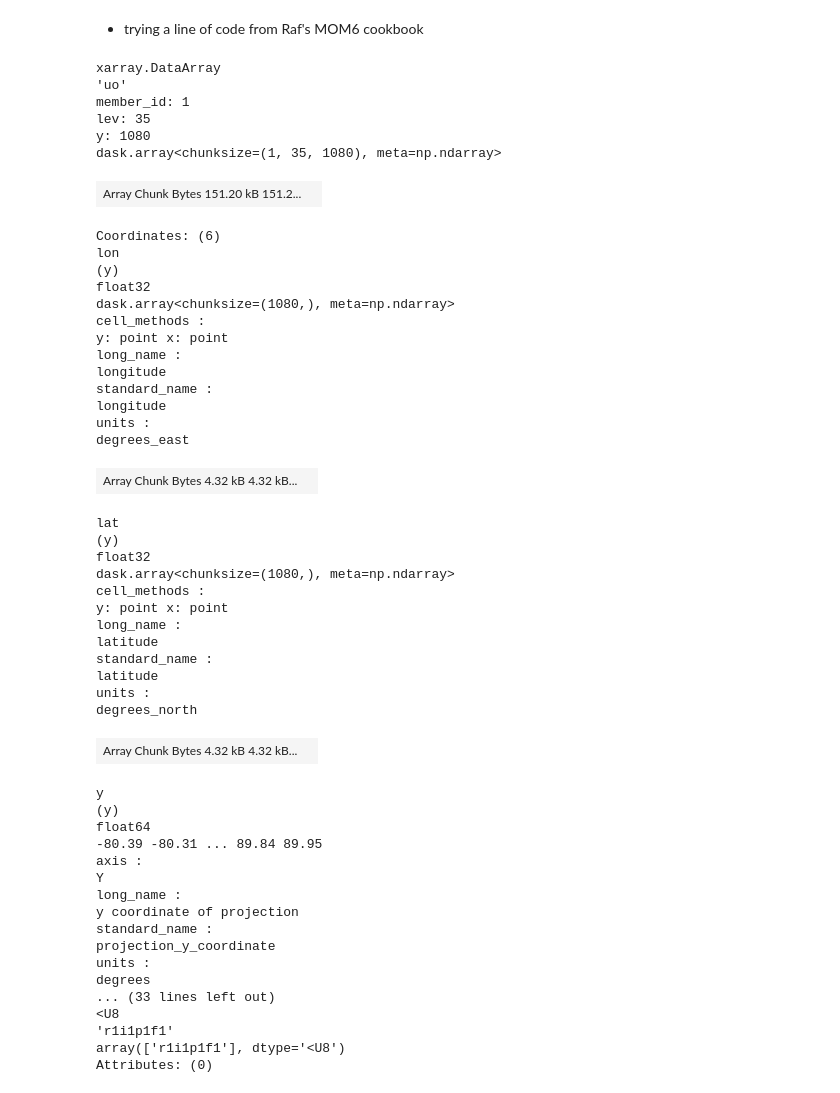
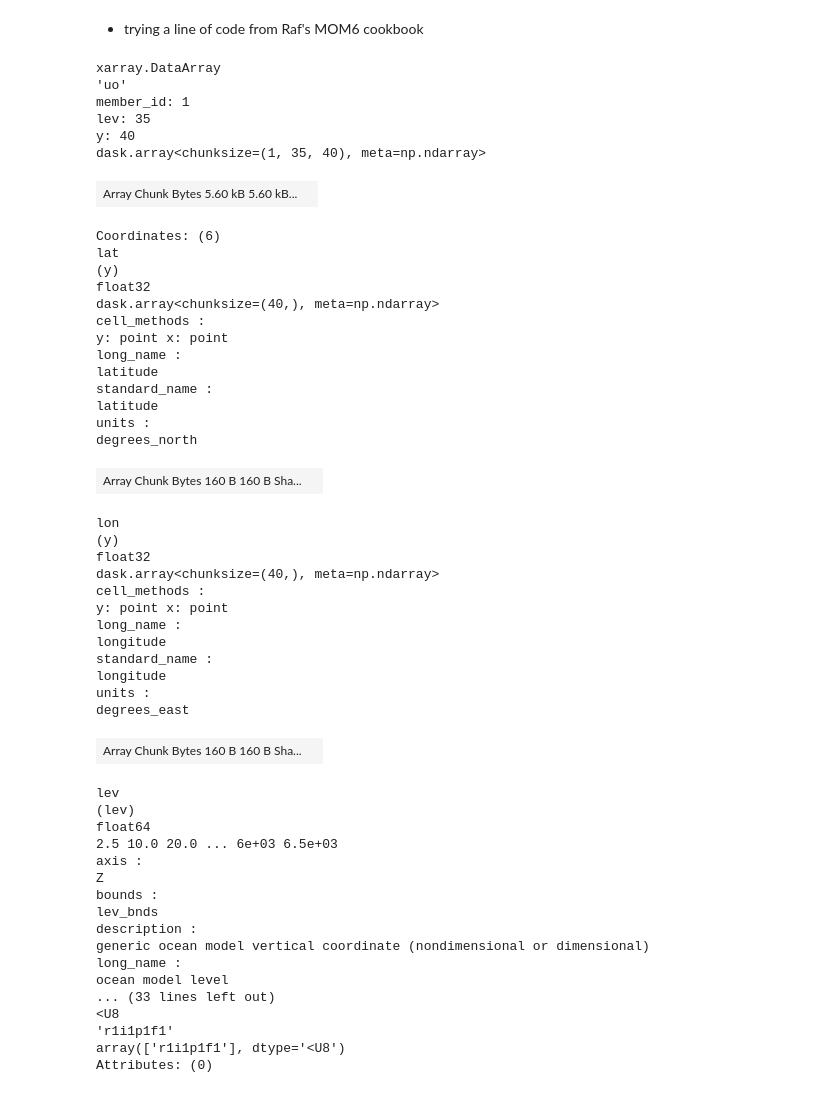
Before and after one commit to disandroa/Example-Notebooks, a Jupyter notebook: Initial Calculations/first_plot.ipynb, the cells around one changed output. Saved outputs shown, nothing was run; the diff lists cells and outputs as text; code cells hidden in the pictures.

```diff
--- a/Initial Calculations/first_plot.ipynb
+++ b/Initial Calculations/first_plot.ipynb
@@ -234,59 +230,62 @@ Attributes: (0)
 # %%
 #snap1 = CM4_hist['uo'].sel(x=slice(147.0,164.0), y=slice(-12.0,-2.0), time='2012').mean(dim='time')
 #snap1
 #snap2 = CM4_hist['uo'].sel(lev=2.5).mean(dim='time')
 #snap2
 #snap3 = CM4_hist['uo'].sel(x=slice(50,50.2), y=slice(-12.0,-2.0), time='2012').mean(dim='time')
 #snap3
-snap4 = CM4_hist['uo'].sel(x=-180.0, method='nearest').mean(dim='time')
-snap4   #nearest is only working with one variable
+#snap4 = CM4_hist['uo'].sel(x=-180.0, method='nearest').mean(dim='time')
+#snap4   #nearest is only working with one variable
+snap5 = CM4_hist['uo'].sel(time='2012').mean(dim='time').sel(y=slice(-12.0,-2.0)).sel(x=-180.0,
+                                                                    method='nearest')
+snap5
 # %% [output]
 xarray.DataArray
 'uo'
 member_id: 1
 lev: 35
-y: 1080
-dask.array<chunksize=(1, 35, 1080), meta=np.ndarray>
+y: 40
+dask.array<chunksize=(1, 35, 40), meta=np.ndarray>
-| Array Chunk Bytes 151.20 kB 151.2... |  |
+| Array Chunk Bytes 5.60 kB 5.60 kB... |  |
 Coordinates: (6)
-lon
+lat
 (y)
 float32
-dask.array<chunksize=(1080,), meta=np.ndarray>
+dask.array<chunksize=(40,), meta=np.ndarray>
 cell_methods :
 y: point x: point
 long_name :
-longitude
+latitude
 standard_name :
-longitude
+latitude
 units :
-degrees_east
+degrees_north
-| Array Chunk Bytes 4.32 kB 4.32 kB... |  |
+| Array Chunk Bytes 160 B 160 B Sha... |  |
-lat
+lon
 (y)
 float32
-dask.array<chunksize=(1080,), meta=np.ndarray>
+dask.array<chunksize=(40,), meta=np.ndarray>
 cell_methods :
 y: point x: point
 long_name :
-latitude
+longitude
 standard_name :
-latitude
+longitude
 units :
-degrees_north
+degrees_east
-| Array Chunk Bytes 4.32 kB 4.32 kB... |  |
+| Array Chunk Bytes 160 B 160 B Sha... |  |
-y
-(y)
+lev
+(lev)
 float64
--80.39 -80.31 ... 89.84 89.95
+2.5 10.0 20.0 ... 6e+03 6.5e+03
 axis :
-Y
+Z
+bounds :
+lev_bnds
+description :
+generic ocean model vertical coordinate (nondimensional or dimensional)
 long_name :
-y coordinate of projection
-standard_name :
-projection_y_coordinate
-units :
-degrees
+ocean model level
 ... (33 lines left out)
 <U8
 'r1i1p1f1'
```
Also changed, not shown: parts of 2 cells of this notebook.
